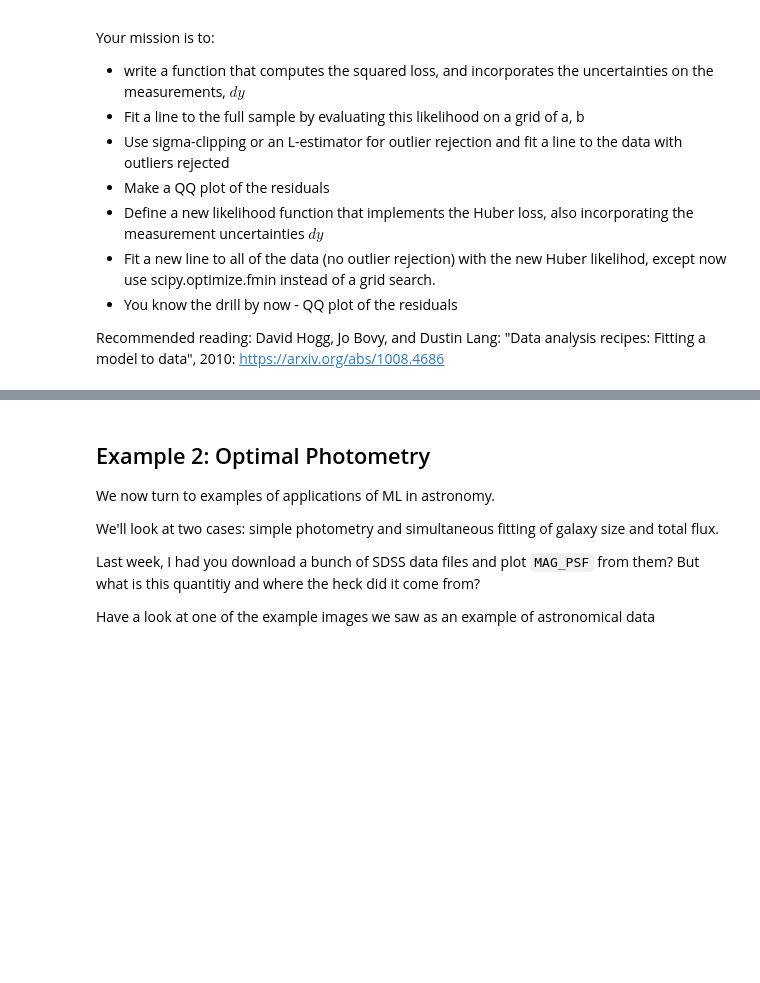
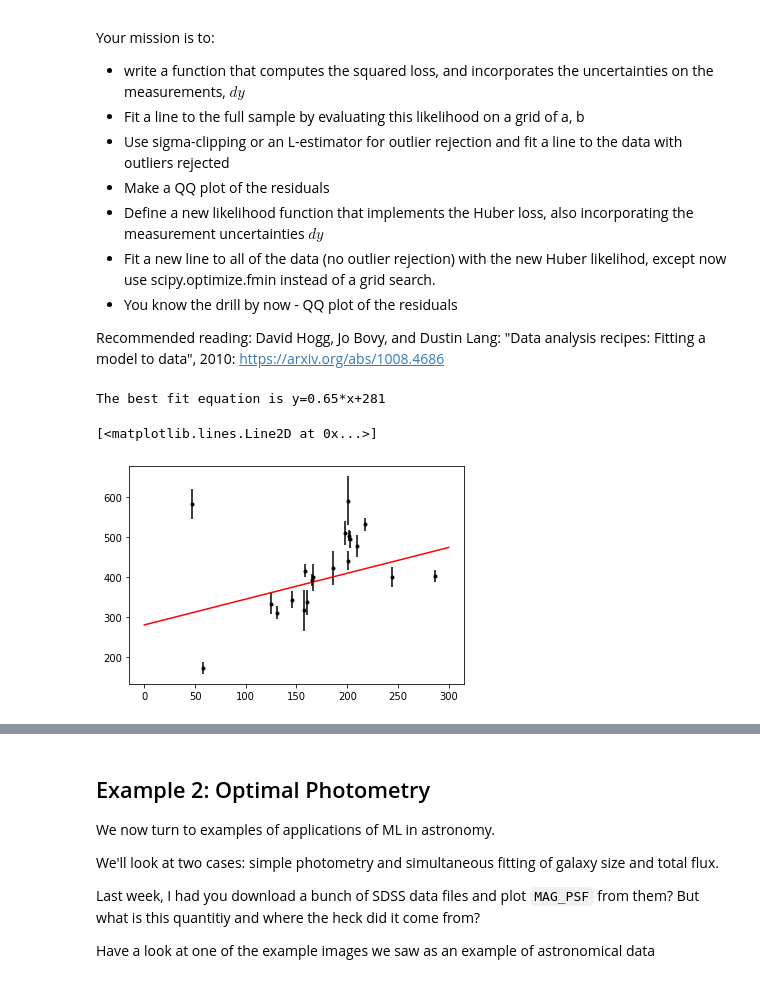
Before and after one commit to gnarayan/ast596_2020_Spring, a Jupyter notebook: homework/JenniferLi/homework02.ipynb, the cells around one changed output, grey strips where cells are left out. Saved outputs shown, nothing was run; the diff lists cells and outputs as text; code cells hidden in the pictures; blank space fills up the shorter version.

```diff
--- a/homework/JenniferLi/homework02.ipynb
+++ b/homework/JenniferLi/homework02.ipynb
@@ -60,0 +46,56 @@ dy = data['sigma_y']
+# %%
+%matplotlib inline
+import numpy as np
+from matplotlib import pyplot as plt
+import scipy.optimize
+from astroML.datasets import fetch_hogg2010test
+
+#------------------------------------------------------------
+# Get data: this includes outliers
+data = fetch_hogg2010test()
+x = data['x']
+y = data['y']
+dy = data['sigma_y']
+
+# YOUR CODE GOES HERE
+
+## first look at the data
+#plt.figure()
+#plt.errorbar(x,y,yerr=dy,fmt='.')
+#plt.figure()
+#plt.hist(dy,bins=15)
+
+## loss function
+def ln_loss(yi,xi,dy,a,b,sigma):
+    return -1./(2.*sigma**2)*np.sum((yi-(a*xi+b+dy))**2);
+
+## optimize the loss function over a grid of a, b
+find_a = np.linspace(-2,2,num=400)
+find_b = np.linspace(0,400,num=400)
+find_max = np.zeros(shape=(len(find_a),len(find_b)))
+
+## sigma should be constant, so put a random value there to find best fit a, b.
+for ia,a in enumerate(find_a):
+    for ib,b in enumerate(find_b):
+        find_max[ia,ib] = ln_loss(y,x,dy,a,b,10.)
+
+#print(np.max(find_max))
+ind_a, ind_b = np.where(find_max==np.max(find_max))
+#print(ind_a,ind_b)
+#print(find_a[ind_a],find_b[ind_b])
+fit_a = find_a[ind_a]
+fit_b = find_b[ind_b]
+print (f'The best fit equation is y={fit_a[0]:.2f}*x+{fit_b[0]:.0f}')
+
+# visualize the loss function
+# plt.figure()
+# plt.imshow(find_min)
+
+# plot the data with fitted line
+plt.figure()
+plt.errorbar(x,y,yerr=dy,fmt='k.')
+plt.plot(np.linspace(0,300,num=300),fit_a*np.linspace(0,300,num=300)+fit_b,'r-')
+# %% [output]
+The best fit equation is y=0.65*x+281
+[<matplotlib.lines.Line2D at 0x...>]
+[figure, added]
```
Also changed, not shown: parts of 6 cells of this notebook.
